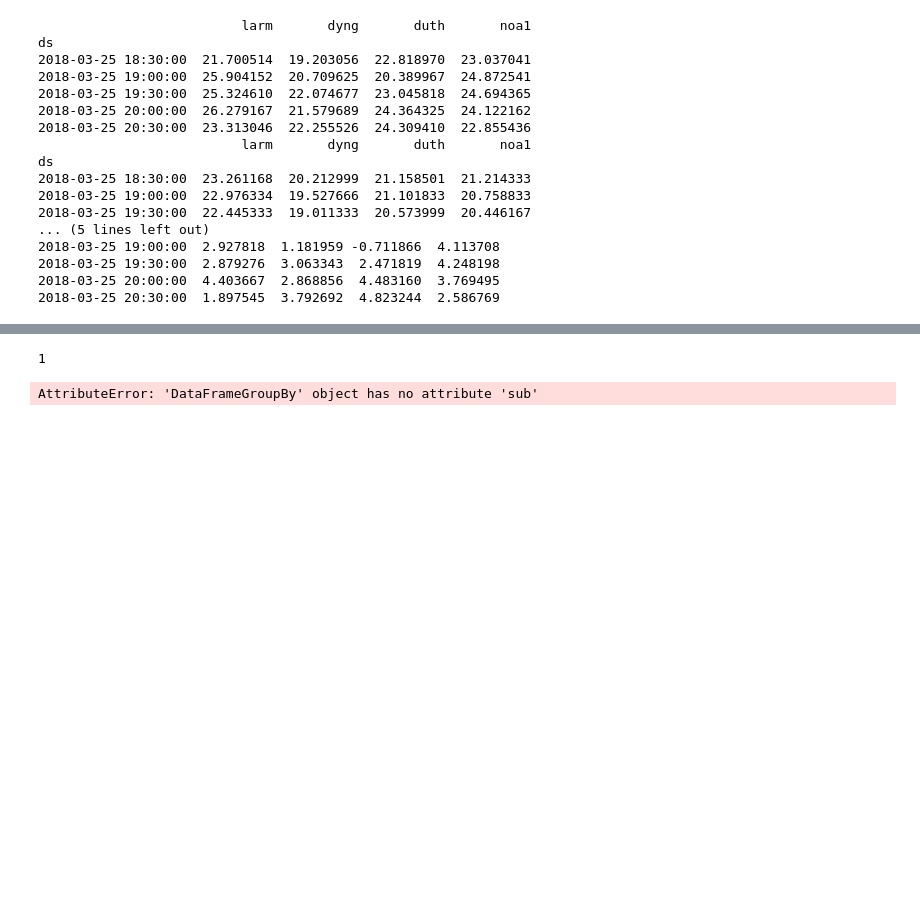
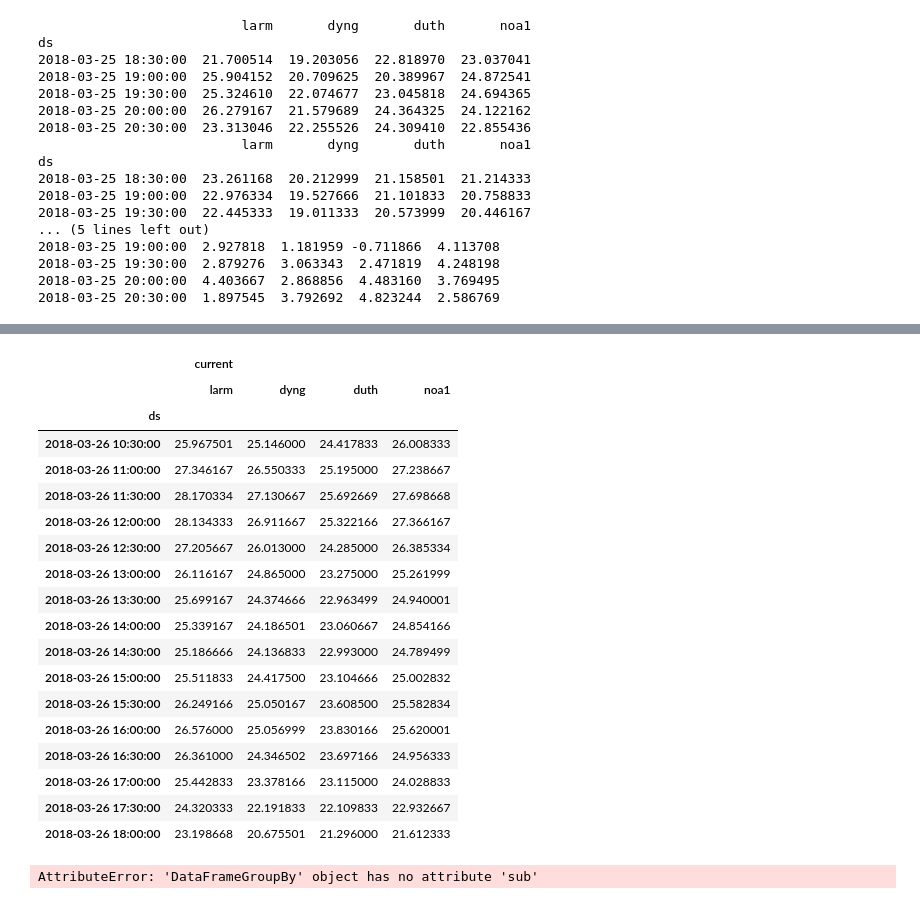
Before and after one commit to carloscanodomingo/NeuralProphetEQ, a Jupyter notebook: notebooks/testing_FCeVDarts.ipynb, the cells around one changed output, grey strips where cells are left out. Saved outputs shown, nothing was run; the diff lists cells and outputs as text; code cells hidden in the pictures; blank space fills up the shorter version.

```diff
--- a/notebooks/testing_FCeVDarts.ipynb
+++ b/notebooks/testing_FCeVDarts.ipynb
@@ -378,7 +409,25 @@ df.columns.nlevels
 # %%
-len(df.groupby(level=0, axis = 1))
+df_fore["current"]
 # %% [output]
-1
+|  | current |  |  |  |
+|  | larm | dyng | duth | noa1 |
+| ds |  |  |  |  |
+| 2018-03-26 10:30:00 | 25.967501 | 25.146000 | 24.417833 | 26.008333 |
+| 2018-03-26 11:00:00 | 27.346167 | 26.550333 | 25.195000 | 27.238667 |
+| 2018-03-26 11:30:00 | 28.170334 | 27.130667 | 25.692669 | 27.698668 |
+| 2018-03-26 12:00:00 | 28.134333 | 26.911667 | 25.322166 | 27.366167 |
+| 2018-03-26 12:30:00 | 27.205667 | 26.013000 | 24.285000 | 26.385334 |
+| 2018-03-26 13:00:00 | 26.116167 | 24.865000 | 23.275000 | 25.261999 |
+| 2018-03-26 13:30:00 | 25.699167 | 24.374666 | 22.963499 | 24.940001 |
+| 2018-03-26 14:00:00 | 25.339167 | 24.186501 | 23.060667 | 24.854166 |
+| 2018-03-26 14:30:00 | 25.186666 | 24.136833 | 22.993000 | 24.789499 |
+| 2018-03-26 15:00:00 | 25.511833 | 24.417500 | 23.104666 | 25.002832 |
+| 2018-03-26 15:30:00 | 26.249166 | 25.050167 | 23.608500 | 25.582834 |
+| 2018-03-26 16:00:00 | 26.576000 | 25.056999 | 23.830166 | 25.620001 |
+| 2018-03-26 16:30:00 | 26.361000 | 24.346502 | 23.697166 | 24.956333 |
+| 2018-03-26 17:00:00 | 25.442833 | 23.378166 | 23.115000 | 24.028833 |
+| 2018-03-26 17:30:00 | 24.320333 | 22.191833 | 22.109833 | 22.932667 |
+| 2018-03-26 18:00:00 | 23.198668 | 20.675501 | 21.296000 | 21.612333 |
 # %%
 df.groupby(level=0, axis = 1).sub(current).pow(2).mean().pow(1/2).div(current.mean(0)).mean
 # %% [output]
```
Also changed, not shown: parts of 9 cells of this notebook, 3 other files.
